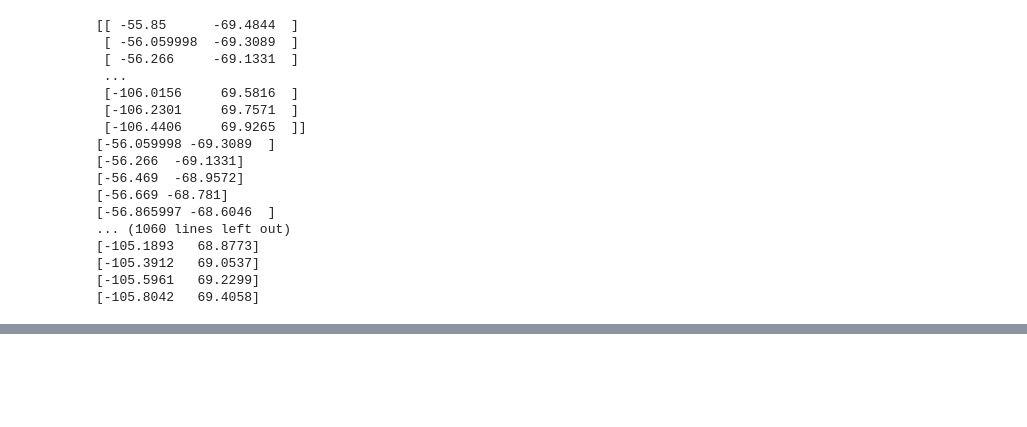
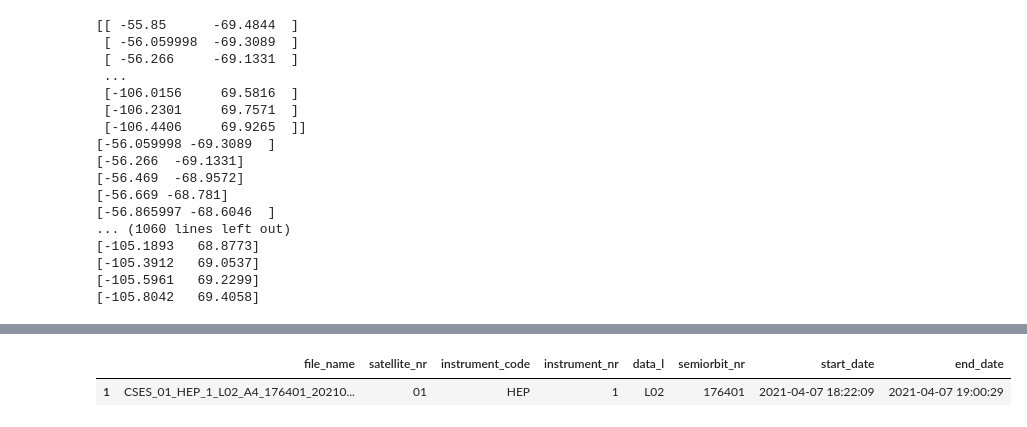
Before and after one commit to WebValley2024/scientific-dashboard, a Jupyter notebook: parsing/dataframe.ipynb, the cells around one changed output, grey strips where cells are left out. Cells and saved outputs as stored; diff of their text form; code cells hidden in the pictures; blank space fills up the shorter version.

Commit message:
dates filter

```diff
--- a/parsing/dataframe.ipynb
+++ b/parsing/dataframe.ipynb
@@ -364,0 +367,14 @@ filtered_coords = filter_coordinates_in_bbox(orbit_coords, bbox)
+# %%
+def extract_start_date(file_name):
+    return (extract_dates(file_name)[0])
+
+def extract_end_date(file_name):
+    return (extract_dates(file_name)[1])
+
+# input times as datetime
+def filter_time(start, end, df):
+    matching_files = df[(df['start_date'] <= start) & (df['end_date'] >= end)]
+    return matching_files
+# %%
+start = extract_start_date(file_list[1])
+print(start)
@@ -364,0 +383,3 @@ filtered_coords = filter_coordinates_in_bbox(orbit_coords, bbox)
+# %%
+end = extract_end_date(file_list[1])
+print(end)
@@ -364,0 +388,5 @@ filtered_coords = filter_coordinates_in_bbox(orbit_coords, bbox)
+# %%
+filter_time(start, end, df)
+# %% [output]
+|  | file_name | satellite_nr | instrument_code | instrument_nr | data_l | semiorbit_nr | start_date | end_date |
+| 1 | CSES_01_HEP_1_L02_A4_176401_20210... | 01 | HEP | 1 | L02 | 176401 | 2021-04-07 18:22:09 | 2021-04-07 19:00:29 |
```
Also changed, not shown: parts of 3 cells of this notebook.
